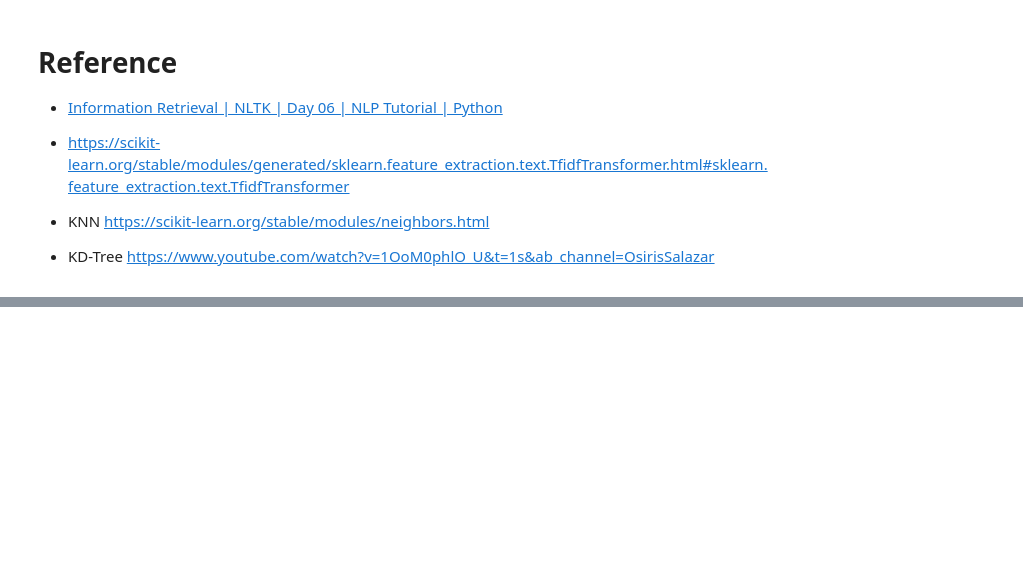
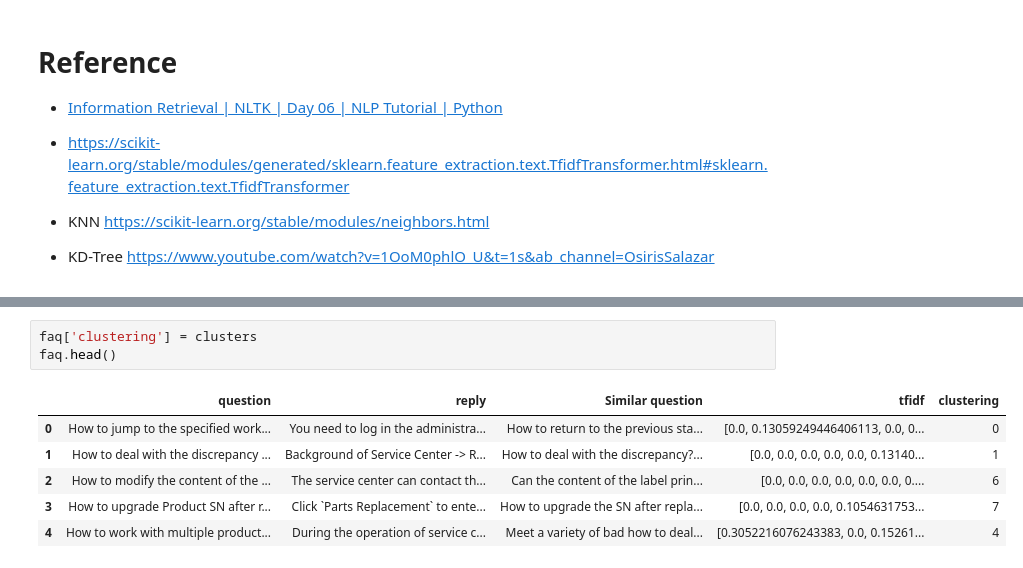
Before and after one commit to yousenwang/NLP-demo, a Jupyter notebook: information_retrieval_demo.ipynb, the cells around one changed output, grey strips where cells are left out. Drawn from its saved outputs; the diff is of its cells as text; blank space fills up the shorter version.

```diff
--- a/information_retrieval_demo.ipynb
+++ b/information_retrieval_demo.ipynb
@@ -164,0 +296,10 @@ https://www.youtube.com/watch?v=1OoM0phlO_U&t=1s&ab_channel=OsirisSalazar
+# %%
+faq['clustering'] = clusters
+faq.head()
+# %% [output]
+|  | question | reply | Similar question | tfidf | clustering |
+| 0 | How to jump to the specified work... | You need to log in the administra... | How to return to the previous sta... | [0.0, 0.13059249446406113, 0.0, 0... | 0 |
+| 1 | How to deal with the discrepancy ... | Background of Service Center -> R... | How to deal with the discrepancy?... | [0.0, 0.0, 0.0, 0.0, 0.0, 0.13140... | 1 |
+| 2 | How to modify the content of the ... | The service center can contact th... | Can the content of the label prin... | [0.0, 0.0, 0.0, 0.0, 0.0, 0.0, 0.... | 6 |
+| 3 | How to upgrade Product SN after r... | Click `Parts Replacement` to ente... | How to upgrade the SN after repla... | [0.0, 0.0, 0.0, 0.0, 0.1054631753... | 7 |
+| 4 | How to work with multiple product... | During the operation of service c... | Meet a variety of bad how to deal... | [0.3052216076243383, 0.0, 0.15261... | 4 |
```
Also changed, not shown: parts of 15 cells of this notebook.
